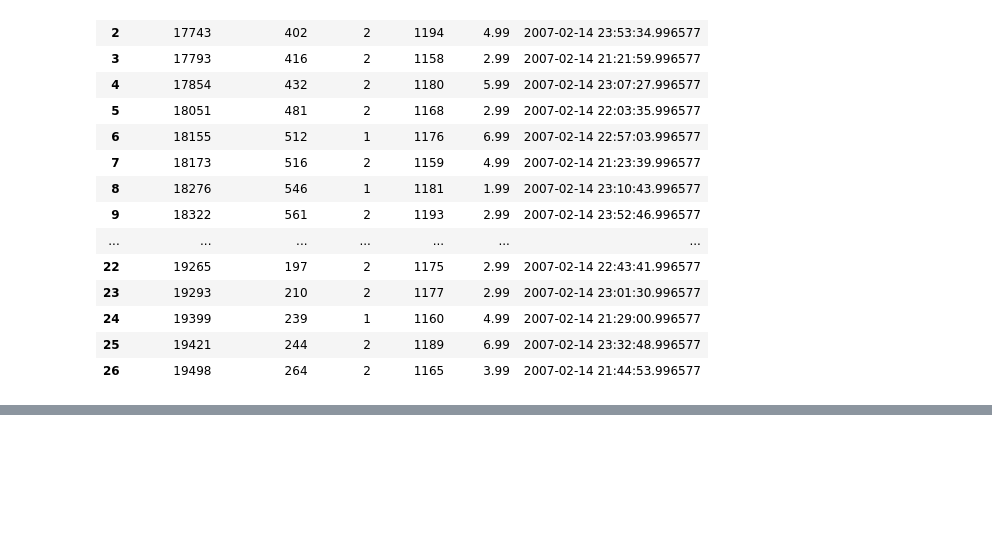
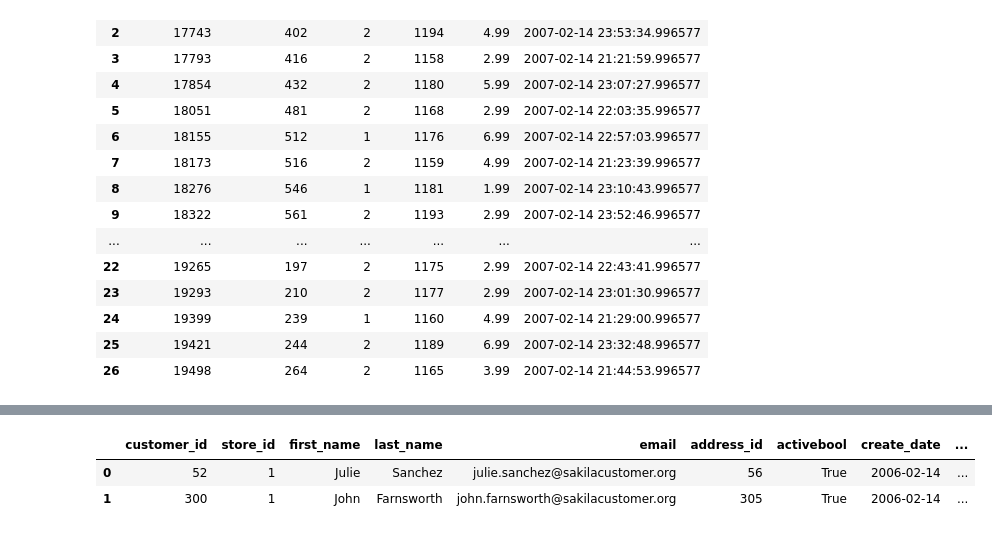
Before and after one commit to LukasRub/complete-sql-bootcamp, a Jupyter notebook: src/BETWEEN, IN conditions.ipynb, the cells around one changed output, grey strips where cells are left out. Cells and saved outputs as stored; diff of their text form; code cells hidden in the pictures; blank space fills up the shorter version.

```diff
--- a/src/BETWEEN condition.ipynb
+++ b/src/BETWEEN, IN conditions.ipynb
@@ -166,0 +194,8 @@ with db_connection() as conn:
+# %%
+with db_connection() as conn:
+    conn.fetch_all("""SELECT * FROM customer
+                      WHERE first_name IN ('John', 'Jake', 'Julie');""")
+# %% [output]
+|  | customer_id | store_id | first_name | last_name | email | address_id | activebool | create_date | ... |
+| 0 | 52 | 1 | Julie | Sanchez | julie.sanchez@sakilacustomer.org | 56 | True | 2006-02-14 | ... |
+| 1 | 300 | 1 | John | Farnsworth | john.farnsworth@sakilacustomer.org | 305 | True | 2006-02-14 | ... |
```
Also changed, not shown: parts of 3 cells of this notebook.
